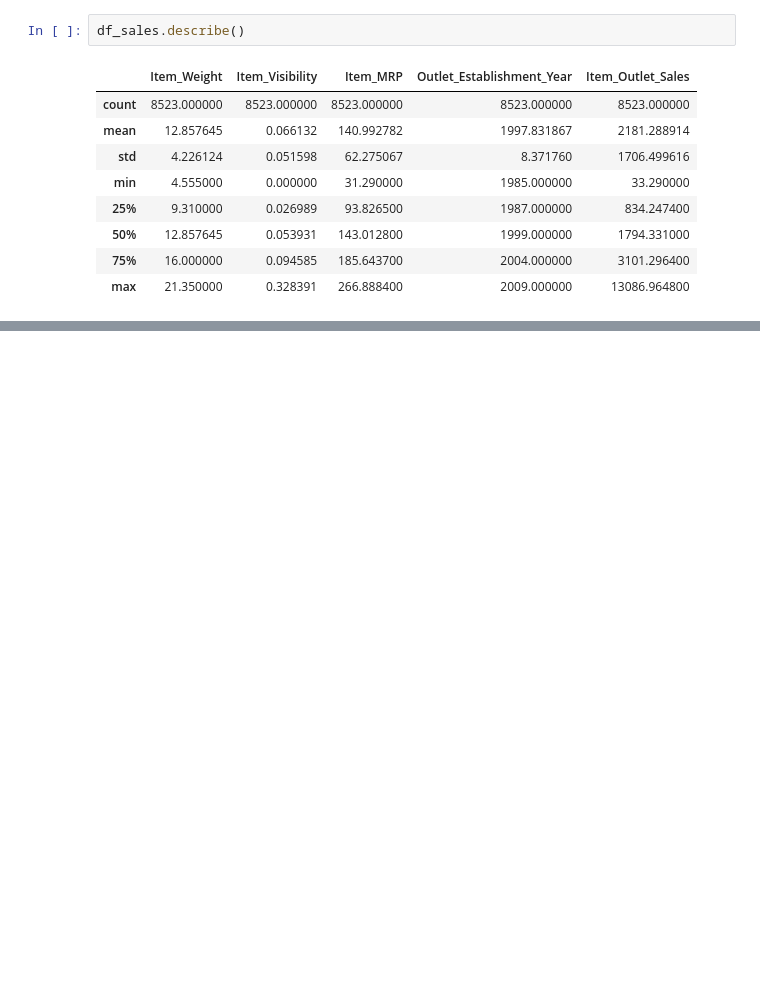
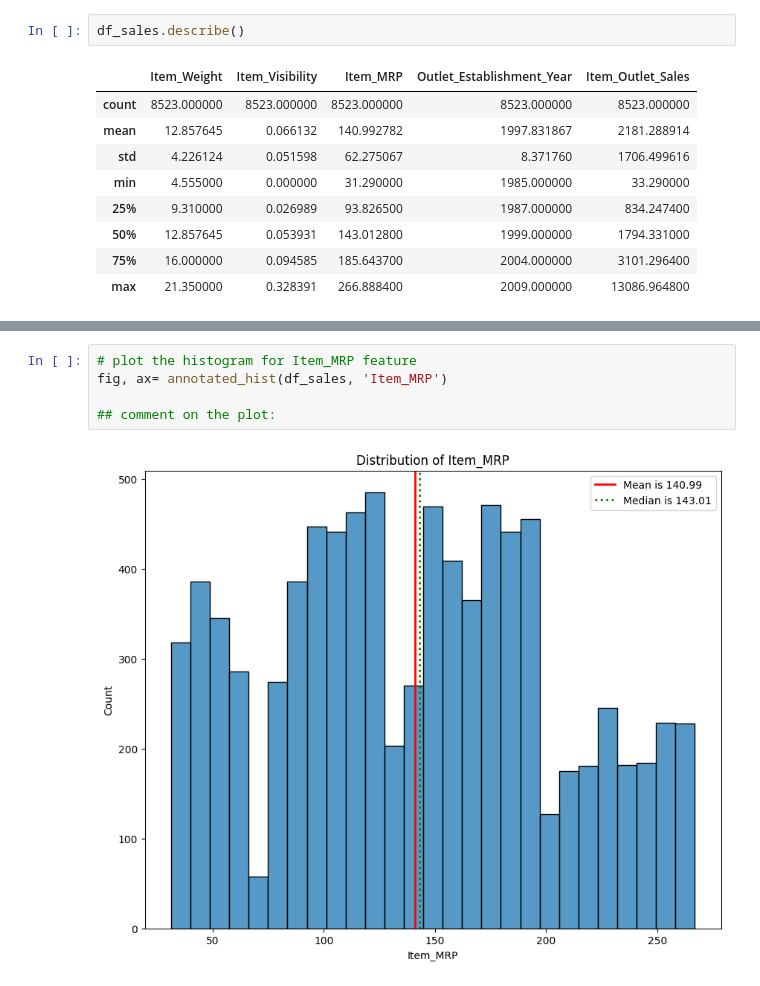
Before and after one commit to FoozBarakat/Prediction-of-Product-Sales, a Jupyter notebook: Prediction_of_Product_Sales.ipynb, the cells around one changed output, grey strips where cells are left out. Saved outputs shown, nothing was run; the diff lists cells and outputs as text; blank space fills up the shorter version.

```diff
--- a/Prediction_of_Product_Sales.ipynb
+++ b/Prediction_of_Product_Sales.ipynb
@@ -284,0 +339,7 @@ df_sales.describe()
+# %%
+# plot the histogram for Item_MRP feature
+fig, ax= annotated_hist(df_sales, 'Item_MRP')
+
+## comment on the plot:
+# %% [output]
+[figure, added]
```
Also changed, not shown: parts of 36 cells of this notebook.
